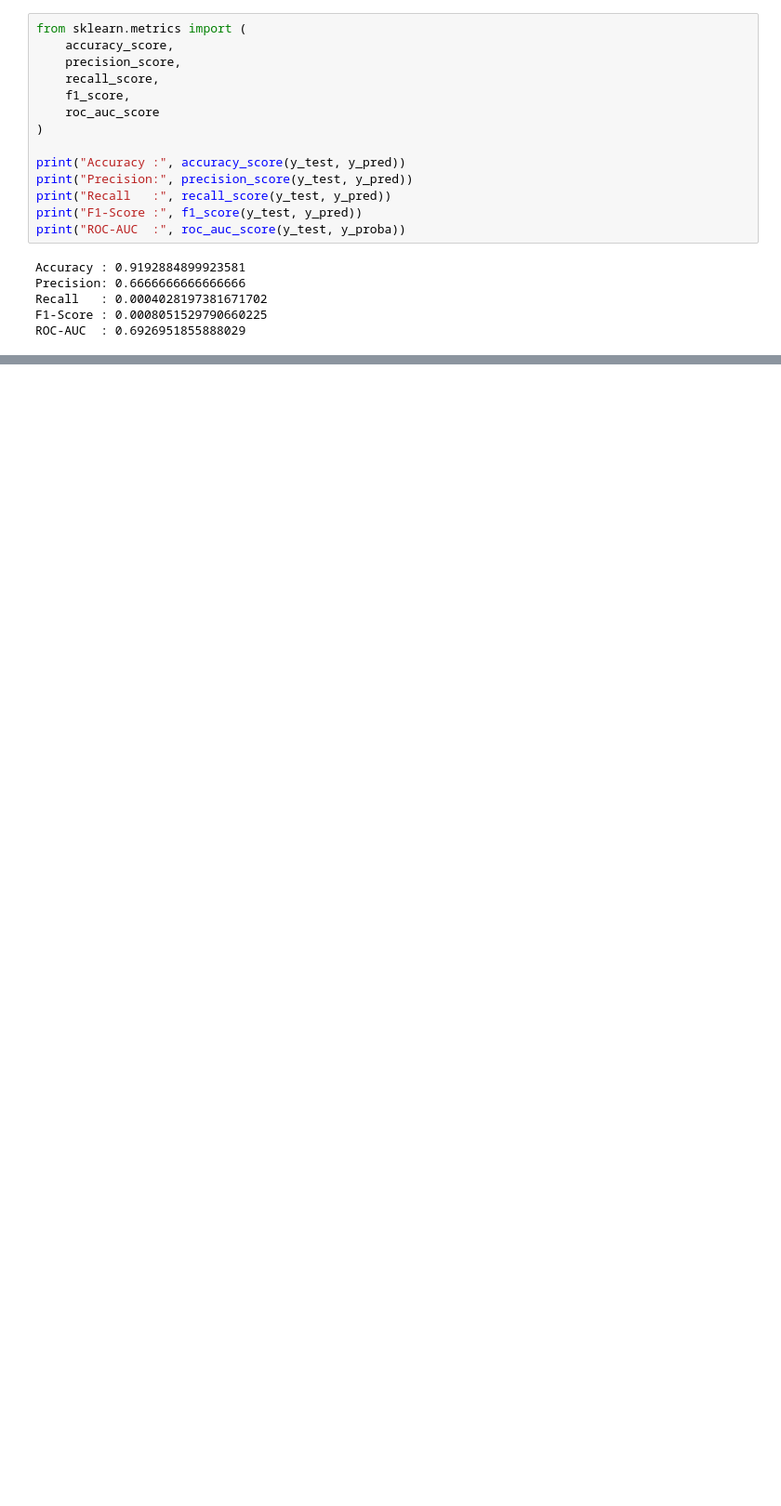
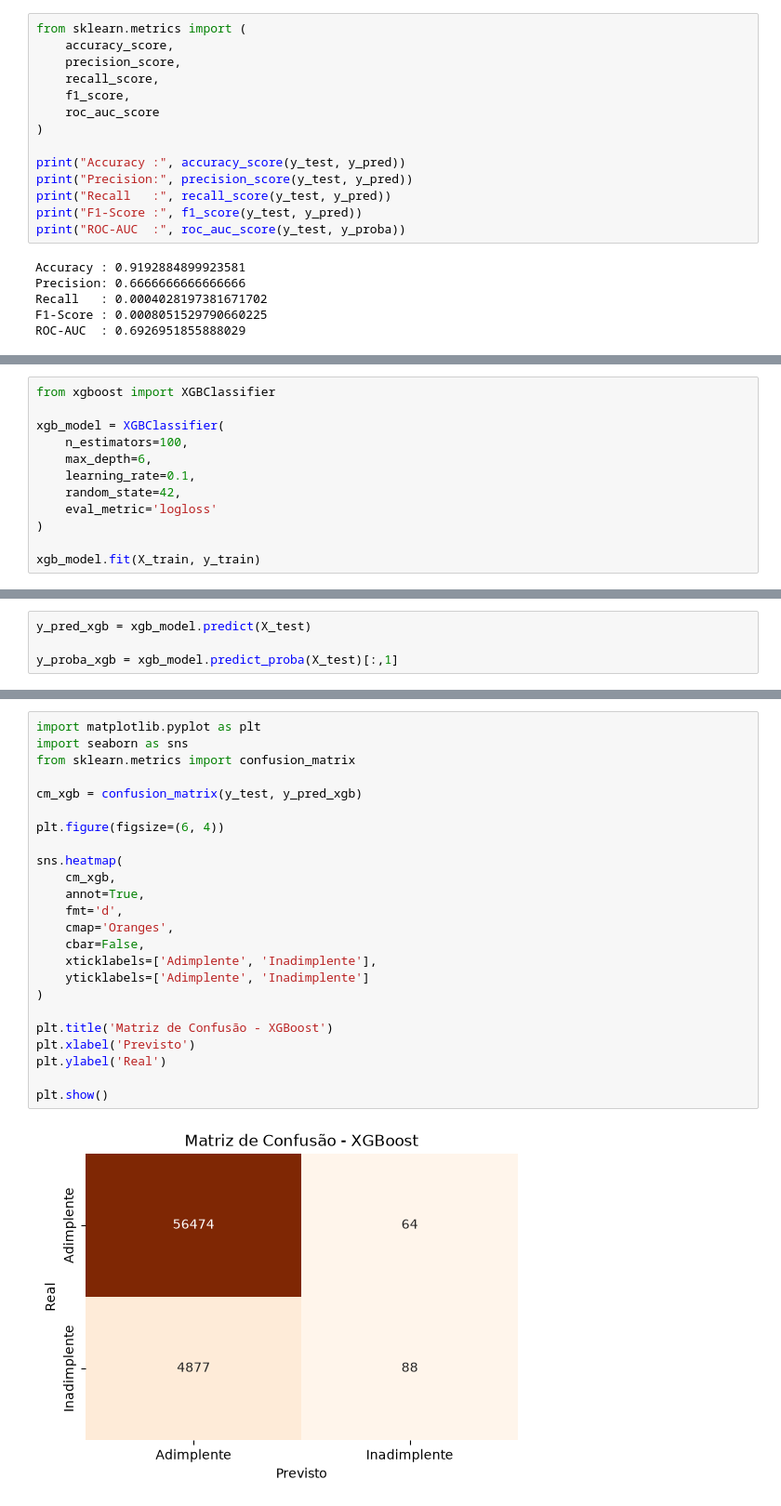
Before and after one commit to wellingtonpawlino/creditguard-ai-entrega-individual-sub, a Jupyter notebook: DataPipeline/data_preparation.ipynb, the cells around one changed output, grey strips where cells are left out. Shown at 93% size. Cells and saved outputs as stored; diff of their text form; blank space fills up the shorter version.

```diff
--- a/DataPipeline/data_preparation.ipynb
+++ b/DataPipeline/data_preparation.ipynb
@@ -499,0 +623,12 @@ ROC-AUC  : 0.6926951855888029
+# %%
+from xgboost import XGBClassifier
+
+xgb_model = XGBClassifier(
+    n_estimators=100,
+    max_depth=6,
+    learning_rate=0.1,
+    random_state=42,
+    eval_metric='logloss'
+)
+
+xgb_model.fit(X_train, y_train)
@@ -499,0 +648,4 @@ ROC-AUC  : 0.6926951855888029
+# %%
+y_pred_xgb = xgb_model.predict(X_test)
+
+y_proba_xgb = xgb_model.predict_proba(X_test)[:,1]
@@ -499,0 +685,26 @@ ROC-AUC  : 0.6926951855888029
+# %%
+import matplotlib.pyplot as plt
+import seaborn as sns
+from sklearn.metrics import confusion_matrix
+
+cm_xgb = confusion_matrix(y_test, y_pred_xgb)
+
+plt.figure(figsize=(6, 4))
+
+sns.heatmap(
+    cm_xgb,
+    annot=True,
+    fmt='d',
+    cmap='Oranges',
+    cbar=False,
+    xticklabels=['Adimplente', 'Inadimplente'],
+    yticklabels=['Adimplente', 'Inadimplente']
+)
+
+plt.title('Matriz de Confusão - XGBoost')
+plt.xlabel('Previsto')
+plt.ylabel('Real')
+
+plt.show()
+# %% [output]
+[figure, added]
```
Also changed, not shown: parts of 20 cells of this notebook, 3 other files.
